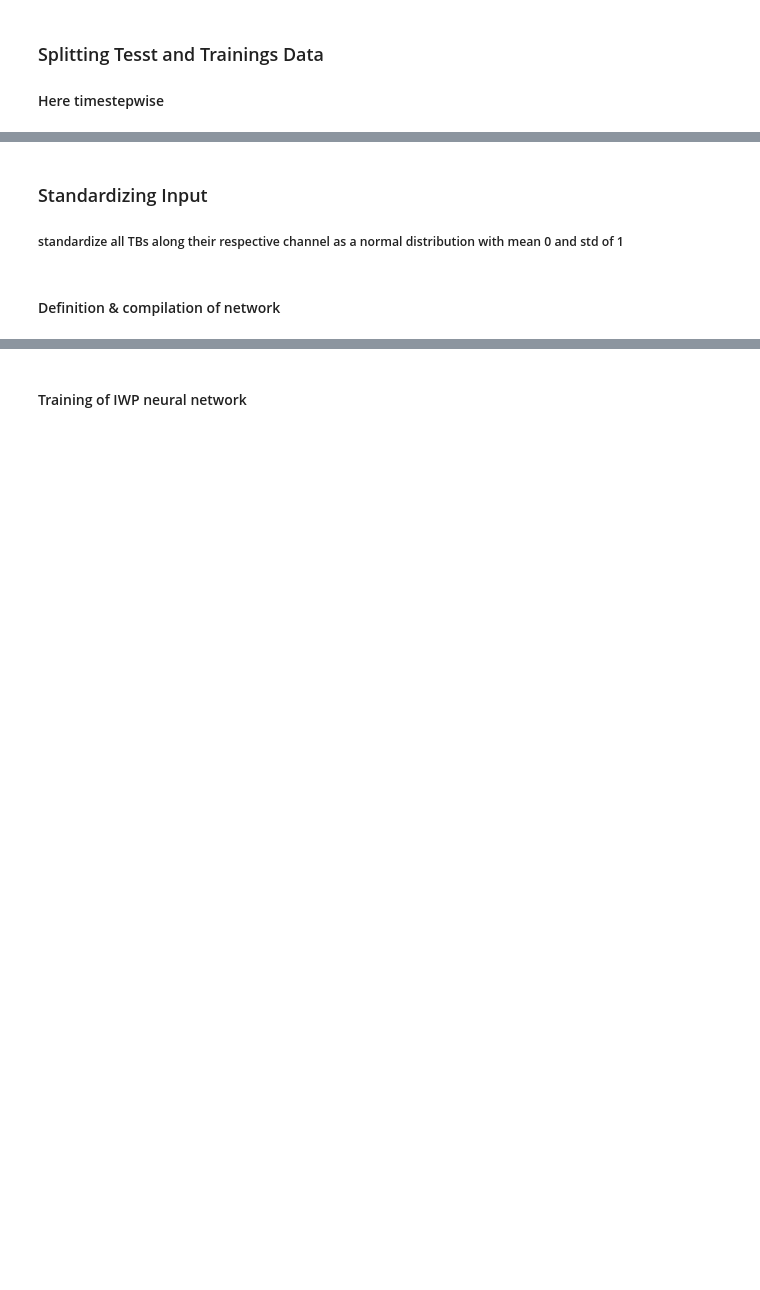
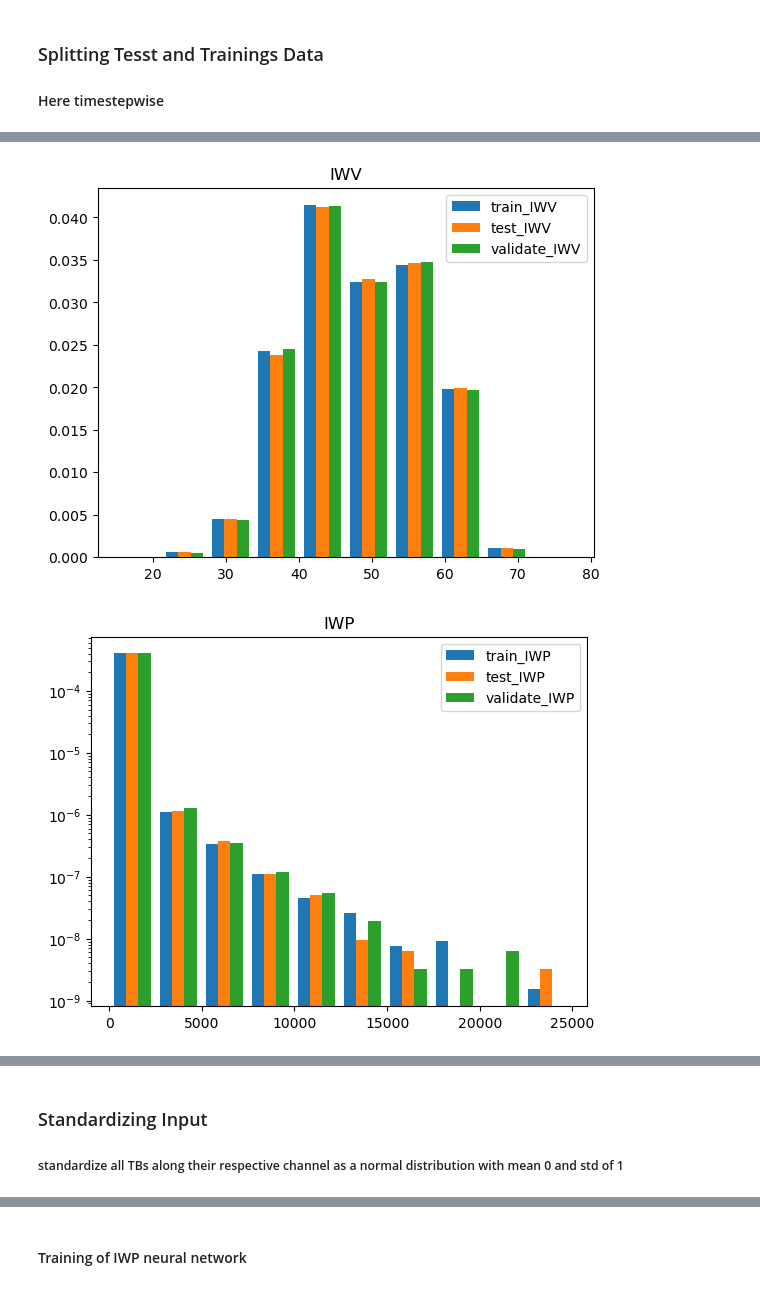
Before and after one commit to jani-be/NN_IWP_retrieval, a Jupyter notebook: NN_training_and_development/NN_development.ipynb, the cells around one changed output, grey strips where cells are left out. Saved outputs shown, nothing was run; the diff lists cells and outputs as text; code cells hidden in the pictures; blank space fills up the shorter version.

```diff
--- a/NN_training_and_development/NN_development.ipynb
+++ b/NN_training_and_development/NN_development.ipynb
@@ -124,0 +127,32 @@ train_IWP, test_IWP, validate_IWP = splitting_in_train_test_validate(IWP,t_steps
+# %%
+# For new runs
+
+a=np.arange(1,33,4)
+l=[]
+for i in range(len(a)):
+    l.append([a[i],a[i]+1])
+slices_validate=np.asarray(l)
+a=np.arange(3,33,4)
+l=[]
+for i in range(len(a)):
+    l.append([a[i],a[i]+1])
+slices_test=np.asarray(l)
+a=np.arange(0,33,2)
+l=[]
+for i in range(len(a)):
+    l.append([a[i],a[i]+1])
+slices_train=np.asarray(l)
+for i in range(len(slices_validate)):
+    print(slices_train[2*i])
+    print(slices_validate[i])
+    print(slices_train[2*i+1])
+    print(slices_test[i])
+
+
+
+
+
+train_TB, test_TB, validate_TB = splitting_in_train_test_validate(TB_input_vector,t_steps,slices_train,slices_validate,slices_test)
+train_IWV, test_IWV, validate_IWV = splitting_in_train_test_validate(IWV,t_steps,slices_train,slices_validate,slices_test)
+train_LWP, test_LWP, validate_LWP = splitting_in_train_test_validate(LWP,t_steps,slices_train,slices_validate,slices_test)
+train_IWP, test_IWP, validate_IWP = splitting_in_train_test_validate(IWP,t_steps,slices_train,slices_validate,slices_test)
@@ -124,0 +177,16 @@ train_IWP, test_IWP, validate_IWP = splitting_in_train_test_validate(IWP,t_steps
+# %%
+plt.hist([train_IWV, test_IWV, validate_IWV],label=['train_IWV', 'test_IWV', 'validate_IWV'],density=True)
+plt.title('IWV')
+plt.legend()
+plt.show()
+plt.hist([train_IWP, test_IWP, validate_IWP],label=['train_IWP', 'test_IWP', 'validate_IWP'],density=True,log=True)
+plt.title('IWP')
+plt.legend()
+plt.show()
+plt.hist([train_LWP, test_LWP, validate_LWP],label=['train_LWP', 'test_LWP', 'validate_LWP'],density=True,log=True)
+plt.title('LWP')
+plt.legend()
+plt.show()
+# %% [output]
+[figure, added]
+[figure, added]
@@ -158,5 +227,3 @@ def standardize_nn_input_data_v2(TBs, mu, sigma):
 TBs_train_scaled, mu_train, sigma_train = standardize_nn_training_data(train_TB)
 TBs_test_scaled = standardize_nn_input_data_v2(test_TB,mu=mu_train,sigma=sigma_train)
 TBs_validate_scaled = standardize_nn_input_data_v2(validate_TB,mu=mu_train,sigma=sigma_train)
-# %% [markdown]
-#### Definition & compilation of network
```
Also changed, not shown: parts of 94 cells of this notebook, 1 other file.
